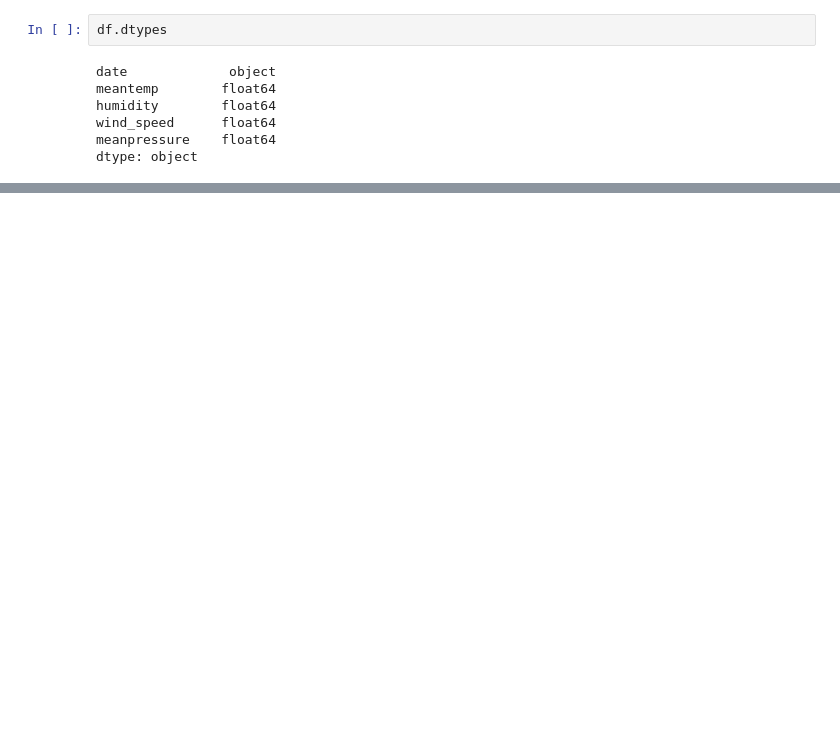
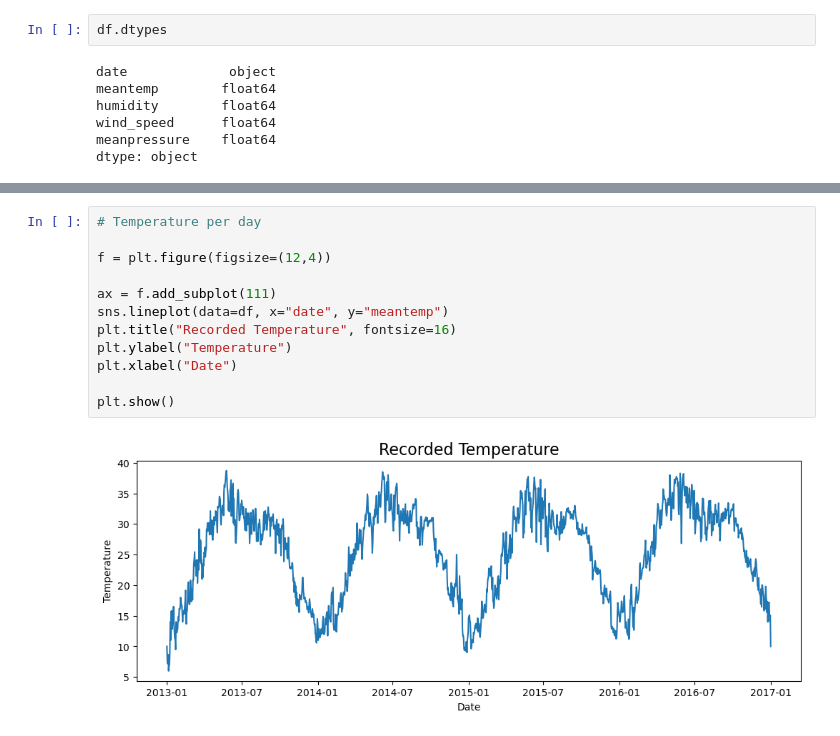
Before and after one commit to sasotomayor/anomaly-detection-temperatures, a Jupyter notebook: time-series-analysis.ipynb, the cells around one changed output, grey strips where cells are left out. Saved outputs shown, nothing was run; the diff lists cells and outputs as text; blank space fills up the shorter version.

```diff
--- a/time-series-analysis.ipynb
+++ b/time-series-analysis.ipynb
@@ -27,0 +60,14 @@ df["date"] = pd.to_datetime(df["date"])
+# %%
+# Temperature per day
+
+f = plt.figure(figsize=(12,4))
+
+ax = f.add_subplot(111)
+sns.lineplot(data=df, x="date", y="meantemp")
+plt.title("Recorded Temperature", fontsize=16)
+plt.ylabel("Temperature")
+plt.xlabel("Date")
+
+plt.show()
+# %% [output]
+[figure, added]
```
Also changed, not shown: parts of 57 cells of this notebook, 2 other files.
